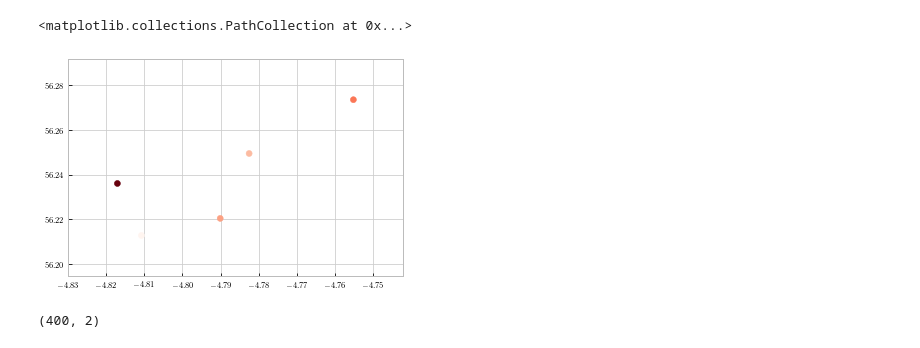
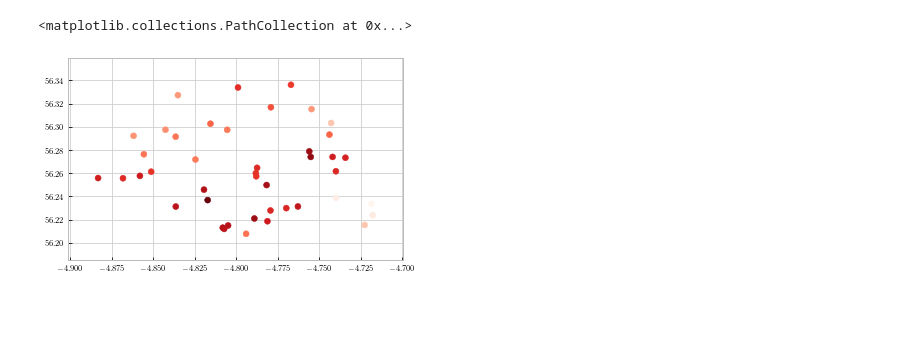
Before and after one commit to transientlunatic/IMGWDA, a Jupyter notebook: notebooks/PyMC 3 and Moutains.ipynb, the cells around one changed output. Drawn from its saved outputs; the diff is of its cells as text; code cells hidden in the pictures; blank space fills up the shorter version.

Commit message:
Added the notebook to make the arrochar plot.

```diff
--- a/notebooks/PyMC 3 and Moutains.ipynb
+++ b/notebooks/PyMC 3 and Moutains.ipynb
@@ -26,7 +20,10 @@ alps = hills[hills['range'].str.contains("Arrochar")]
+# %%
+hills = pd.read_csv("arrochar.csv")
 # %%
-plt.scatter(alps['lon'], alps['lat'], c=alps['height'], cmap='Reds')#, 'o', color='k')
+f, ax = plt.subplots(1,1, figsize=thesis.figsize)
+ax.scatter(hills['lon'], hills['lat'], c=hills['height'], cmap='Reds')#, 'o', color='k')
 #for i, txt in enumerate(n):
 #plt.annotate(np.array(alps['height']), (np.array(alps['lat']), np.array(alps['lon'])))
 # %% [output]
 <matplotlib.collections.PathCollection at 0x...>
-[figure, old version]
+[figure, new version]
@@ -36,8 +31,4 @@ thesis_colors = {"blue": "#348ABD", "red": "#E24A33"}
 lons = np.linspace(-4.85, -4.70, 20)
 lats = np.linspace(56.20, 56.28, 20)
 points = np.transpose([np.tile(lons, len(lats)), np.repeat(lats, len(lons))])
-# %%
-points.shape
-# %% [output]
-(400, 2)
 # %%
```
Also changed, not shown: parts of 15 cells of this notebook, 1 other file.
